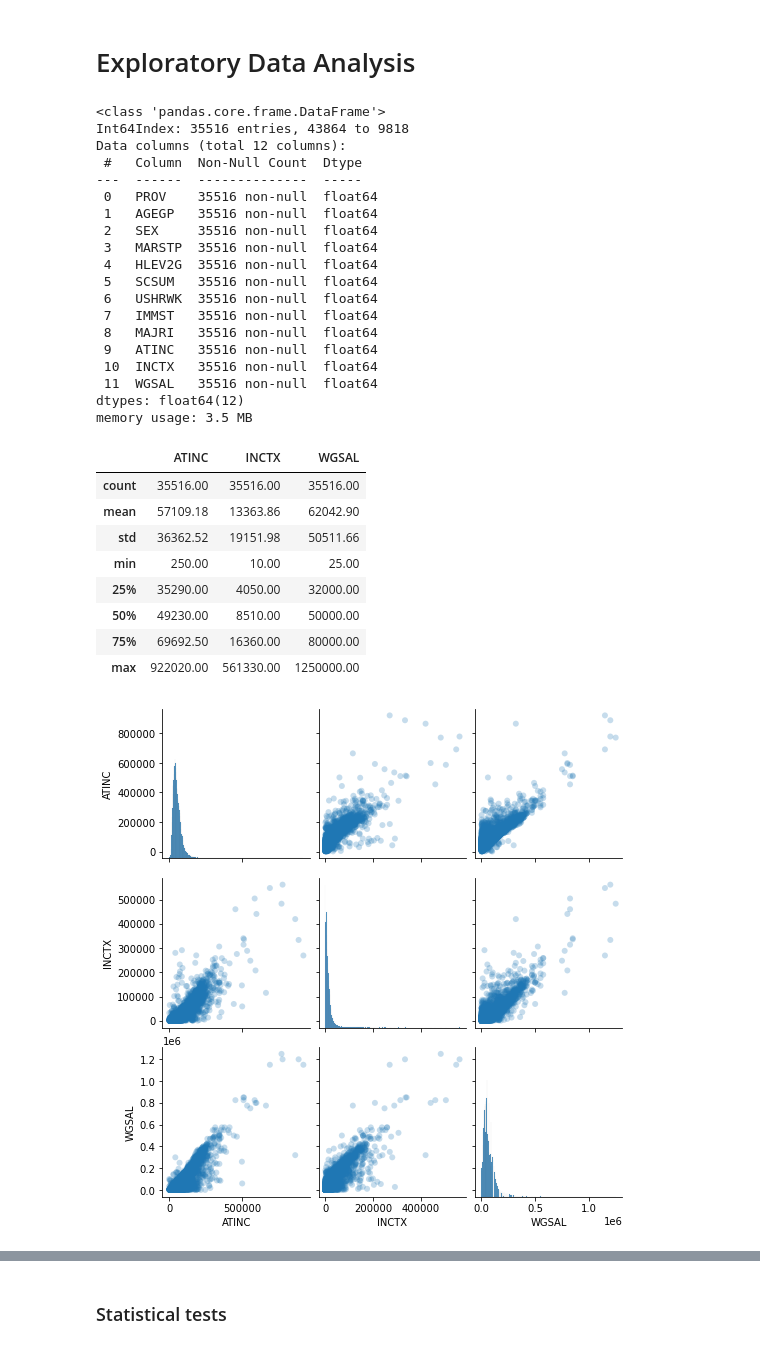
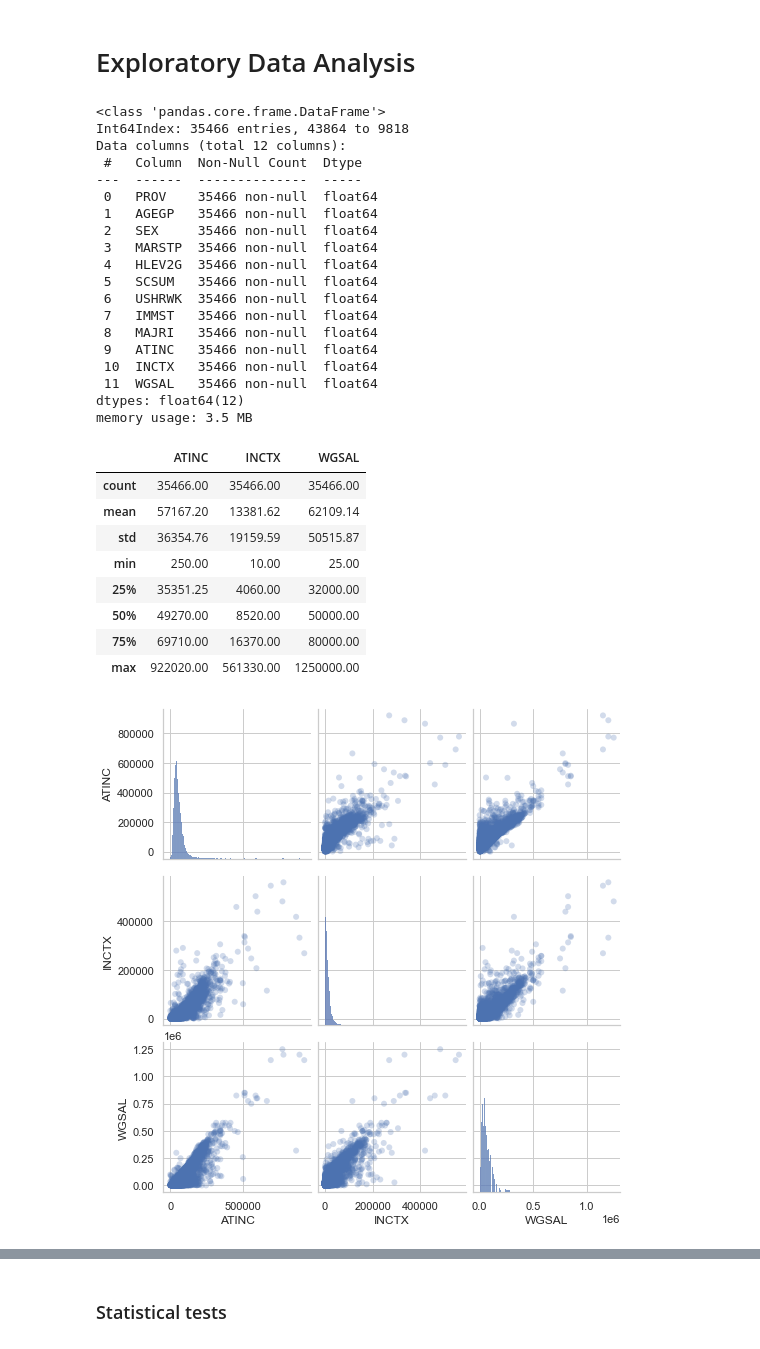
Before and after one commit to Hooplie/CMPT353-Final-Project, a Jupyter notebook: projectnotebook.ipynb, the cells around one changed output, grey strips where cells are left out. Saved outputs shown, nothing was run; the diff lists cells and outputs as text; code cells hidden in the pictures.

Commit message:
fix plots and reorganize notebook

```diff
--- a/projectnotebook.ipynb
+++ b/projectnotebook.ipynb
@@ -32,8 +32,8 @@ df = pd.read_csv(DATA_FILE)
 # %% [markdown]
 # Cleaning the Data
 # %%
-# remove rows containing AGEGP = 1, 2 and 3 to restrict analysis on ages 16+
-df = df.loc[df["AGEGP"] > 3]
+# remove rows containing AGEGP = 1, 2, 3 and 4 to restrict analysis on ages 18+
+df = df.loc[df["AGEGP"] > 4]
 # keep rows where people make more than 0 income
 df = df.loc[df['ATINC'] > 0]
 # keep rows where people have more than 0 wages and salaries
@@ -43,7 +43,7 @@ df = df.loc[df['INCTX'] > 0]
 # sorting by after tax income
 df = df.sort_values(by=['ATINC'])
 # selecting relevant variables
-df = df[["PROV", "AGEGP", "SEX", "MARSTP", "HLEV2G", "SCSUM", "USHRWK", "IMMST", "MAJRI", "ATINC", "INCTX", "WGSAL"]]  # FDITX, GTR, RPPC
+df = df[["PROV", "AGEGP", "SEX", "MARSTP", "HLEV2G", "SCSUM", "USHRWK", "IMMST", "MAJRI", "ATINC", "INCTX", "WGSAL"]]
 # drop any missing values
 df = df.dropna()
 # viewing first few lines of dataframe
@@ -61,42 +61,43 @@ df.head()
 df.info()
 # %% [output]
 <class 'pandas.core.frame.DataFrame'>
-Int64Index: 35516 entries, 43864 to 9818
+Int64Index: 35466 entries, 43864 to 9818
 Data columns (total 12 columns):
  #   Column  Non-Null Count  Dtype
 ---  ------  --------------  -----
- 0   PROV    35516 non-null  float64
- 1   AGEGP   35516 non-null  float64
- 2   SEX     35516 non-null  float64
- 3   MARSTP  35516 non-null  float64
- 4   HLEV2G  35516 non-null  float64
- 5   SCSUM   35516 non-null  float64
- 6   USHRWK  35516 non-null  float64
- 7   IMMST   35516 non-null  float64
- 8   MAJRI   35516 non-null  float64
- 9   ATINC   35516 non-null  float64
- 10  INCTX   35516 non-null  float64
- 11  WGSAL   35516 non-null  float64
+ 0   PROV    35466 non-null  float64
+ 1   AGEGP   35466 non-null  float64
+ 2   SEX     35466 non-null  float64
+ 3   MARSTP  35466 non-null  float64
+ 4   HLEV2G  35466 non-null  float64
+ 5   SCSUM   35466 non-null  float64
+ 6   USHRWK  35466 non-null  float64
+ 7   IMMST   35466 non-null  float64
+ 8   MAJRI   35466 non-null  float64
+ 9   ATINC   35466 non-null  float64
+ 10  INCTX   35466 non-null  float64
+ 11  WGSAL   35466 non-null  float64
 dtypes: float64(12)
 memory usage: 3.5 MB
 # %%
-# summary of numerical variables
+# Summary of numerical variables
 df[['ATINC','INCTX','WGSAL']].describe().round(2)
 # %% [output]
 |  | ATINC | INCTX | WGSAL |
-| count | 35516.00 | 35516.00 | 35516.00 |
-| mean | 57109.18 | 13363.86 | 62042.90 |
-| std | 36362.52 | 19151.98 | 50511.66 |
+| count | 35466.00 | 35466.00 | 35466.00 |
+| mean | 57167.20 | 13381.62 | 62109.14 |
+| std | 36354.76 | 19159.59 | 50515.87 |
 | min | 250.00 | 10.00 | 25.00 |
-| 25% | 35290.00 | 4050.00 | 32000.00 |
-| 50% | 49230.00 | 8510.00 | 50000.00 |
-| 75% | 69692.50 | 16360.00 | 80000.00 |
+| 25% | 35351.25 | 4060.00 | 32000.00 |
+| 50% | 49270.00 | 8520.00 | 50000.00 |
+| 75% | 69710.00 | 16370.00 | 80000.00 |
 | max | 922020.00 | 561330.00 | 1250000.00 |
 # %%
 # Matrix scatter plot of data
+sns.set_theme(style="whitegrid")
 sns.pairplot(df[["ATINC", "INCTX", "WGSAL"]],plot_kws=dict(edgecolor="none", alpha=0.25));
 # %% [output]
-[figure, old version]
+[figure, new version]
 # %%
 # Boxplot of data
 sns.boxplot(data=df[["ATINC", "INCTX", "WGSAL"]]);
```
Also changed, not shown: parts of 31 cells of this notebook.
